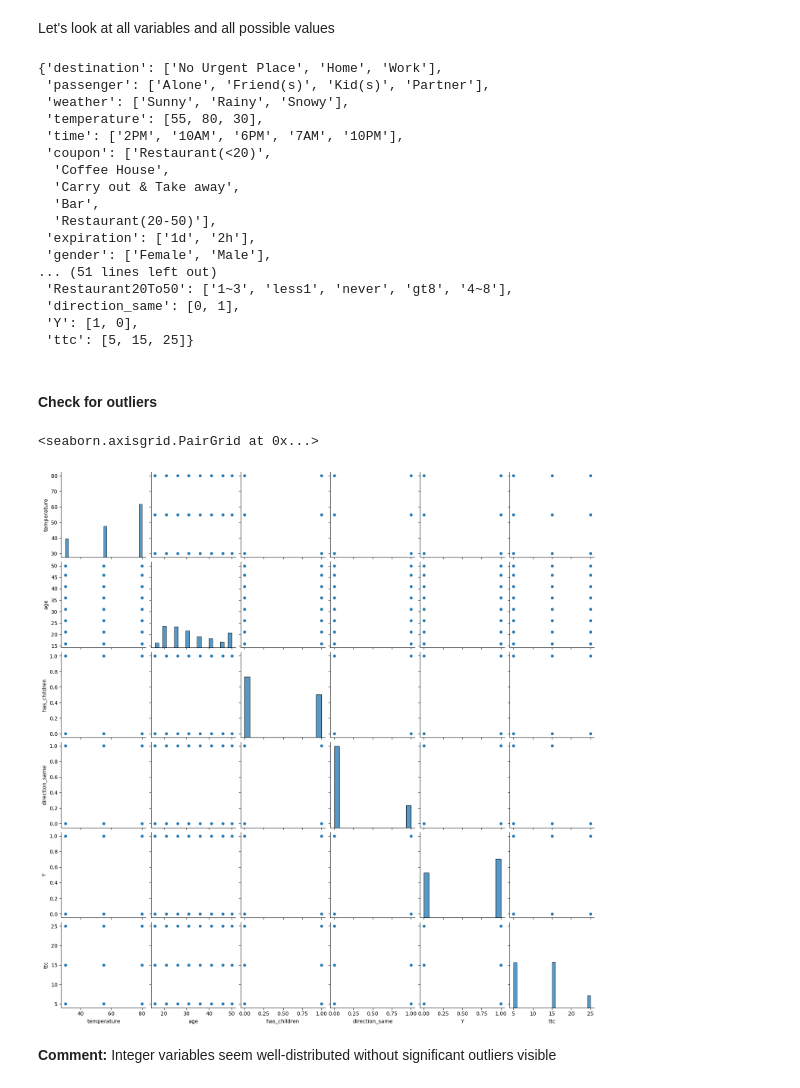
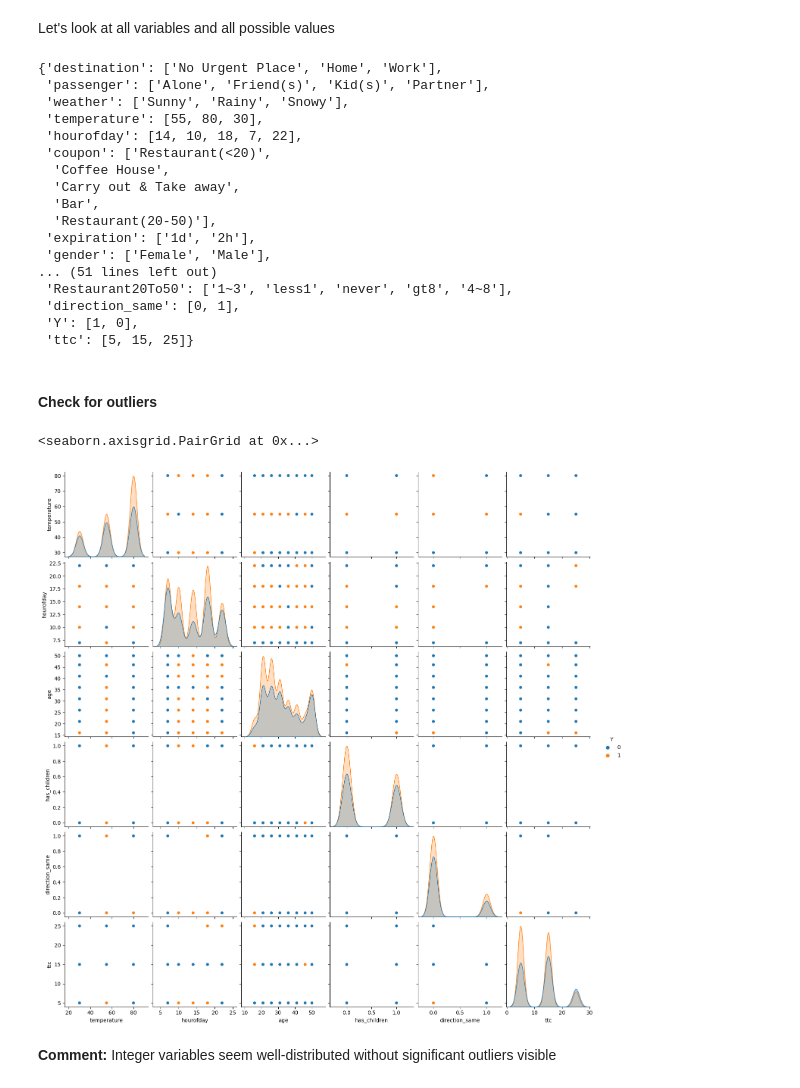
Before and after one commit to mlmangum/berkeley_ai_ml, a Jupyter notebook: prompt.ipynb, the cells around one changed output. Saved outputs shown, nothing was run; the diff lists cells and outputs as text; code cells hidden in the pictures.

Commit message:
Converted time to 24-hour and int

```diff
--- a/prompt.ipynb
+++ b/prompt.ipynb
@@ -155,3 +155,13 @@ data['time'].value_counts()
 2PM     2009
 10PM    2006
 Name: time, dtype: int64
+# %%
+data['time'][1][-2]
+
+for x in range (0,len(data)):
+  if data['time'][x][-2]=='P':
+    data['time'][x]=int(data['time'][x][:-2])+12
+  else:
+    data['time'][x]=int(data['time'][x][:-2])
+
+data=data.rename(columns={'time':'hourofday'})
@@ -434,7 +453,7 @@ values
  'passenger': ['Alone', 'Friend(s)', 'Kid(s)', 'Partner'],
  'weather': ['Sunny', 'Rainy', 'Snowy'],
  'temperature': [55, 80, 30],
- 'time': ['2PM', '10AM', '6PM', '7AM', '10PM'],
+ 'hourofday': [14, 10, 18, 7, 22],
  'coupon': ['Restaurant(<20)',
   'Coffee House',
   'Carry out & Take away',
@@ -450,10 +469,10 @@ values
 # %% [markdown]
 #### Check for outliers
 # %%
-sns.pairplot(data)
+sns.pairplot(data,hue='Y')
 # %% [output]
 <seaborn.axisgrid.PairGrid at 0x...>
-[figure, old version]
+[figure, new version]
 # %% [markdown]
 **Comment:** Integer variables seem well-distributed without significant outliers visible
 # %%
```
Also changed, not shown: parts of 3 cells of this notebook.
